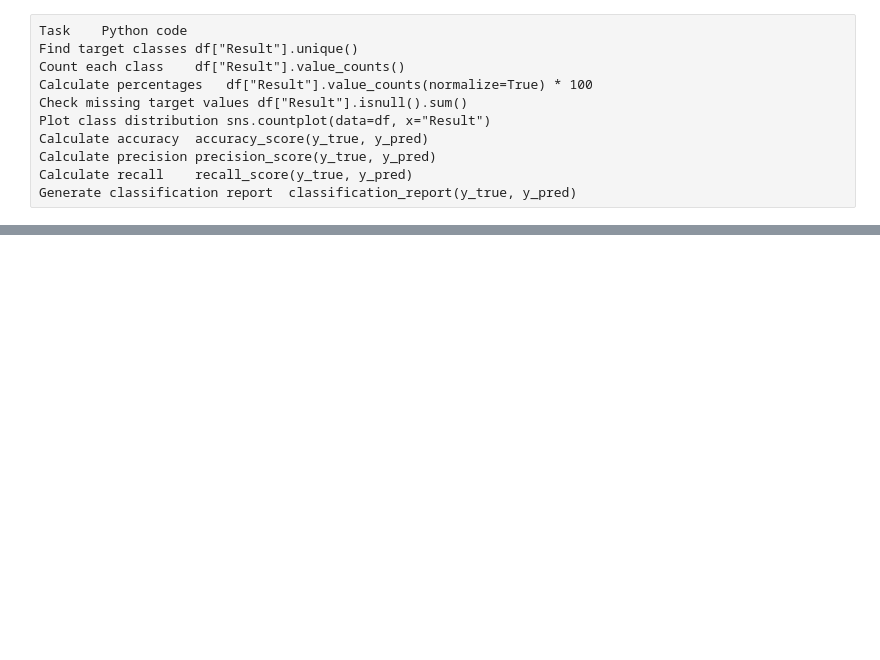
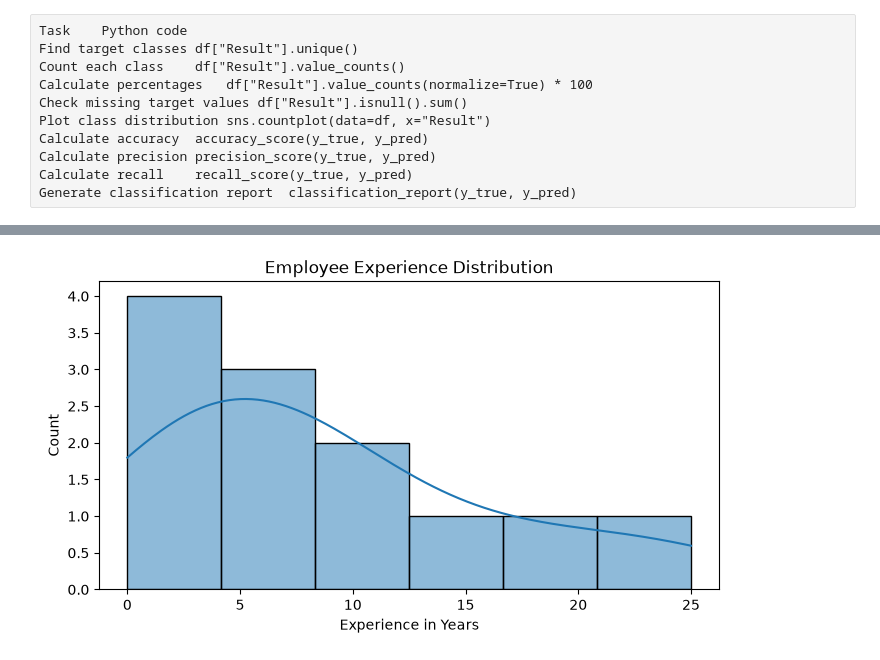
Before and after one commit to gtejas-45/Started-Python, a Jupyter notebook: Extra Done By Me/EDA/1.ipynb, the cells around one changed output, grey strips where cells are left out. Cells and saved outputs as stored; diff of their text form; code cells hidden in the pictures; blank space fills up the shorter version.

```diff
--- a/Extra Done By Me/EDA/1.ipynb
+++ b/Extra Done By Me/EDA/1.ipynb
@@ -1144,0 +1716,11 @@ Generate classification report	classification_report(y_true, y_pred)
+# %%
+plt.figure(figsize=(8, 4))
+
+sns.histplot(data=df, x="Experience", bins=6, kde=True)
+
+plt.title("Employee Experience Distribution")
+plt.xlabel("Experience in Years")
+
+plt.show()
+# %% [output]
+[figure, added]
```
Also changed, not shown: parts of 54 cells of this notebook, 3 other files.
